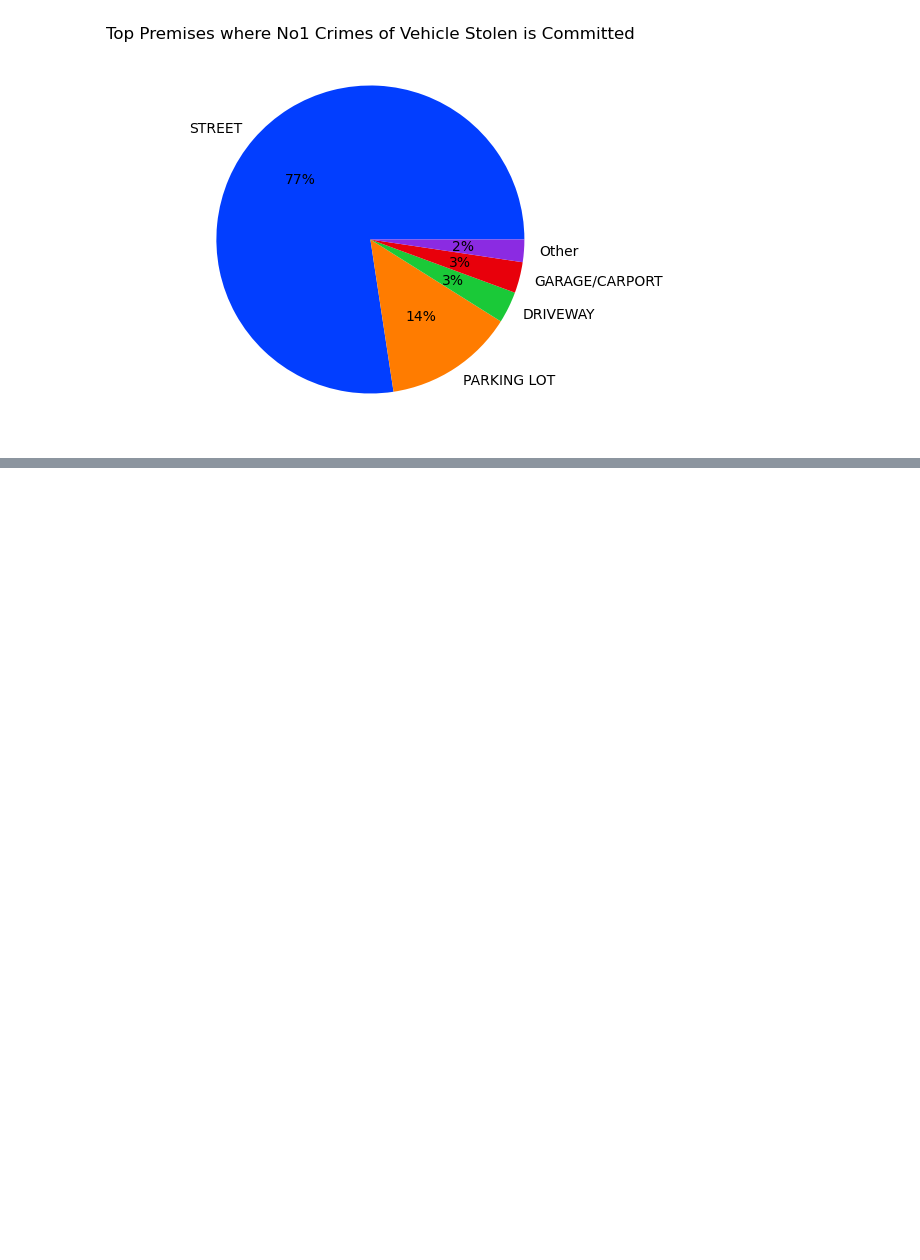
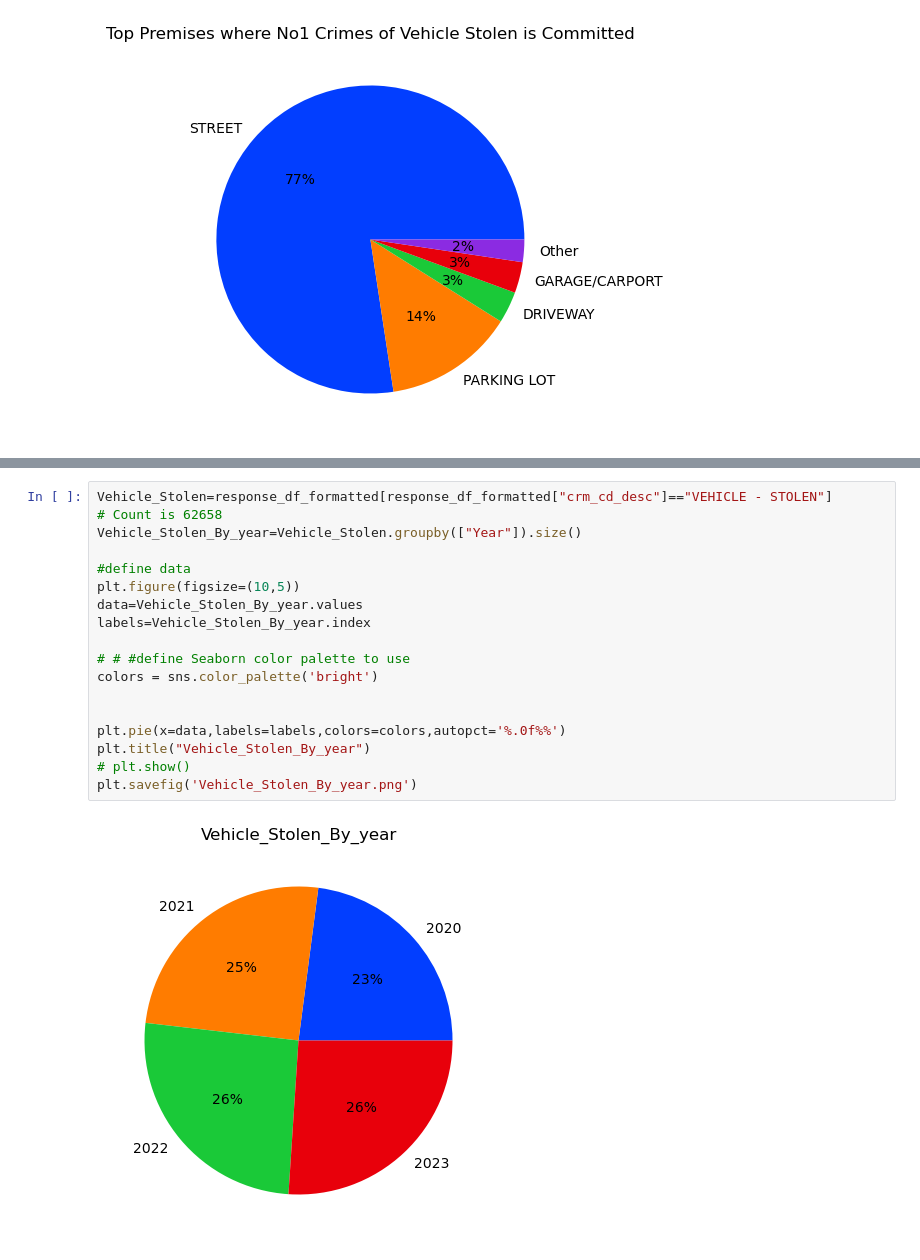
Before and after one commit to wiseorcool/Project-1-Team-4, a Jupyter notebook: April 10th Initial Graphs/json-response.ipynb, the cells around one changed output, grey strips where cells are left out. Cells and saved outputs as stored; diff of their text form; blank space fills up the shorter version.

```diff
--- a/April 10th Initial Graphs/json-response.ipynb
+++ b/April 10th Initial Graphs/json-response.ipynb
@@ -635,0 +621,20 @@ Name: count, Length: 71, dtype: int64
+# %%
+Vehicle_Stolen=response_df_formatted[response_df_formatted["crm_cd_desc"]=="VEHICLE - STOLEN"]
+# Count is 62658
+Vehicle_Stolen_By_year=Vehicle_Stolen.groupby(["Year"]).size()
+
+#define data
+plt.figure(figsize=(10,5))
+data=Vehicle_Stolen_By_year.values
+labels=Vehicle_Stolen_By_year.index
+
+# # #define Seaborn color palette to use
+colors = sns.color_palette('bright')
+
+
+plt.pie(x=data,labels=labels,colors=colors,autopct='%.0f%%')
+plt.title("Vehicle_Stolen_By_year")
+# plt.show()
+plt.savefig('Vehicle_Stolen_By_year.png')
+# %% [output]
+[figure, added]
```
Also changed, not shown: parts of 1 cell of this notebook, 1 other file.
